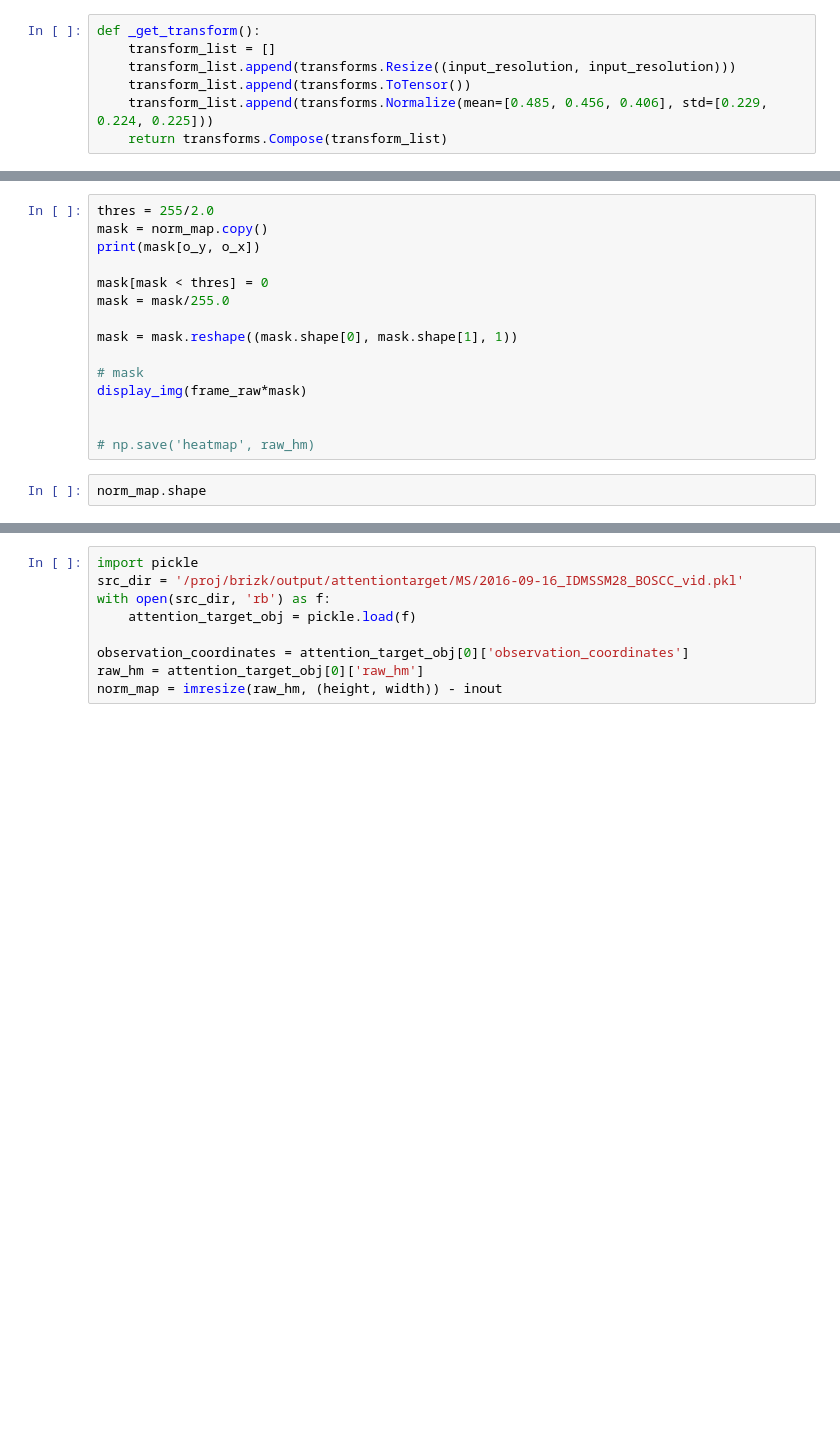
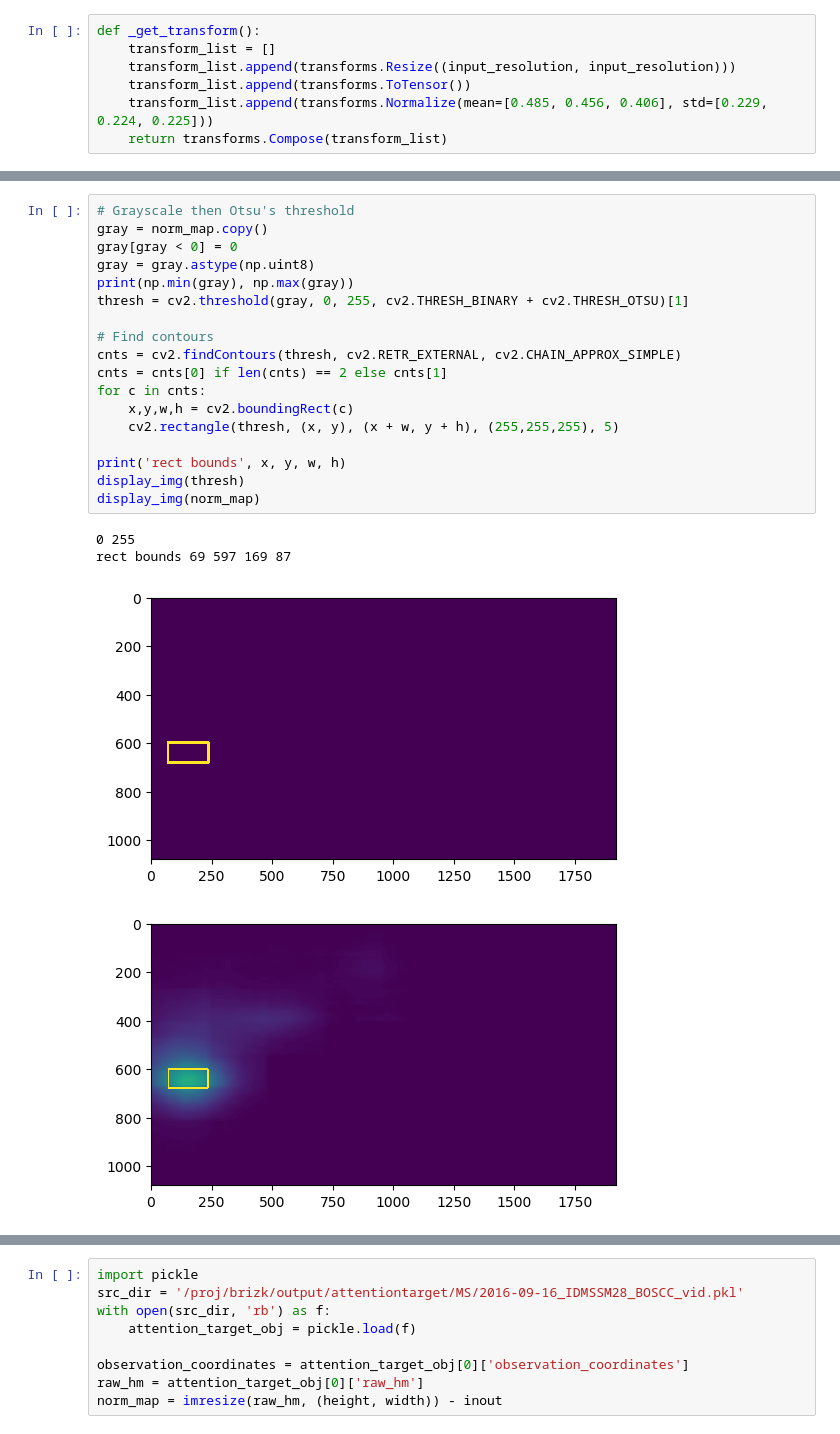
Before and after one commit to BasRizk/USC-SAIL-CARE-InteractionAnalysis, a Jupyter notebook: debug_attention_target.ipynb, the cells around one changed output, grey strips where cells are left out. Saved outputs shown, nothing was run; the diff lists cells and outputs as text; blank space fills up the shorter version.

```diff
--- a/debug_attention_target.ipynb
+++ b/debug_attention_target.ipynb
@@ -181,17 +241,23 @@ print(norm_map[o_y, o_x])
-# %%
-thres = 255/2.0
-mask = norm_map.copy()
-print(mask[o_y, o_x])
-
-mask[mask < thres] = 0
-mask = mask/255.0
-
-mask = mask.reshape((mask.shape[0], mask.shape[1], 1))
-
-# mask
-display_img(frame_raw*mask)
-
-
-# np.save('heatmap', raw_hm)
-# %%
-norm_map.shape
+# %%
+# Grayscale then Otsu's threshold
+gray = norm_map.copy()
+gray[gray < 0] = 0
+gray = gray.astype(np.uint8)
+print(np.min(gray), np.max(gray))
+thresh = cv2.threshold(gray, 0, 255, cv2.THRESH_BINARY + cv2.THRESH_OTSU)[1]
+
+# Find contours
+cnts = cv2.findContours(thresh, cv2.RETR_EXTERNAL, cv2.CHAIN_APPROX_SIMPLE)
+cnts = cnts[0] if len(cnts) == 2 else cnts[1]
+for c in cnts:
+    x,y,w,h = cv2.boundingRect(c)
+    cv2.rectangle(thresh, (x, y), (x + w, y + h), (255,255,255), 5)
+
+print('rect bounds', x, y, w, h)
+display_img(thresh)
+display_img(norm_map)
+# %% [output]
+0 255
+rect bounds 69 597 169 87
+[figure, added]
+[figure, added]
```
Also changed, not shown: parts of 12 cells of this notebook.
